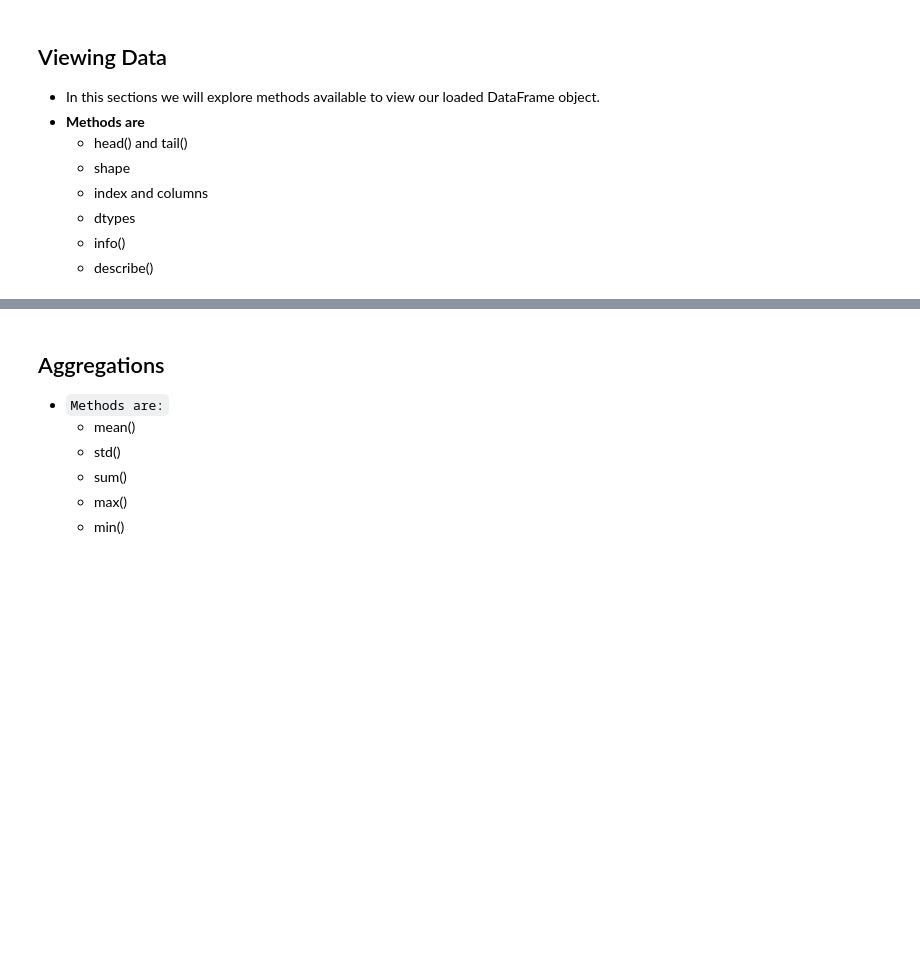
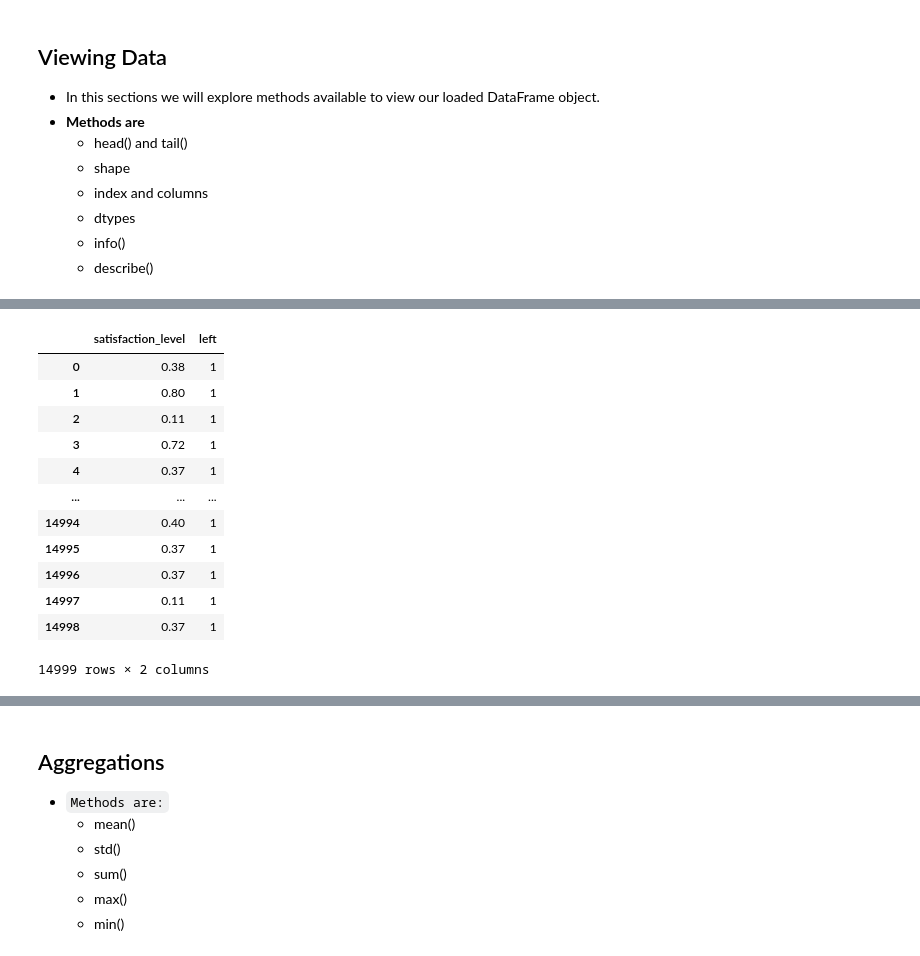
Before and after one commit to thapaliya123/Data-Science-Journey, a Jupyter notebook: DS/04-Pandas/pandas_steps.ipynb, the cells around one changed output, grey strips where cells are left out. Saved outputs shown, nothing was run; the diff lists cells and outputs as text; code cells hidden in the pictures; blank space fills up the shorter version.

```diff
--- a/DS/04-Pandas/pandas_steps.ipynb
+++ b/DS/04-Pandas/pandas_steps.ipynb
@@ -230,0 +388,20 @@ df_hr
+# %%
+# Select multiple columns
+
+columns_to_select = ['satisfaction_level', 'left']
+
+df_hr[columns_to_select]
+# %% [output]
+|  | satisfaction_level | left |
+| 0 | 0.38 | 1 |
+| 1 | 0.80 | 1 |
+| 2 | 0.11 | 1 |
+| 3 | 0.72 | 1 |
+| 4 | 0.37 | 1 |
+| ... | ... | ... |
+| 14994 | 0.40 | 1 |
+| 14995 | 0.37 | 1 |
+| 14996 | 0.37 | 1 |
+| 14997 | 0.11 | 1 |
+| 14998 | 0.37 | 1 |
+14999 rows × 2 columns
```
Also changed, not shown: parts of 26 cells of this notebook.
